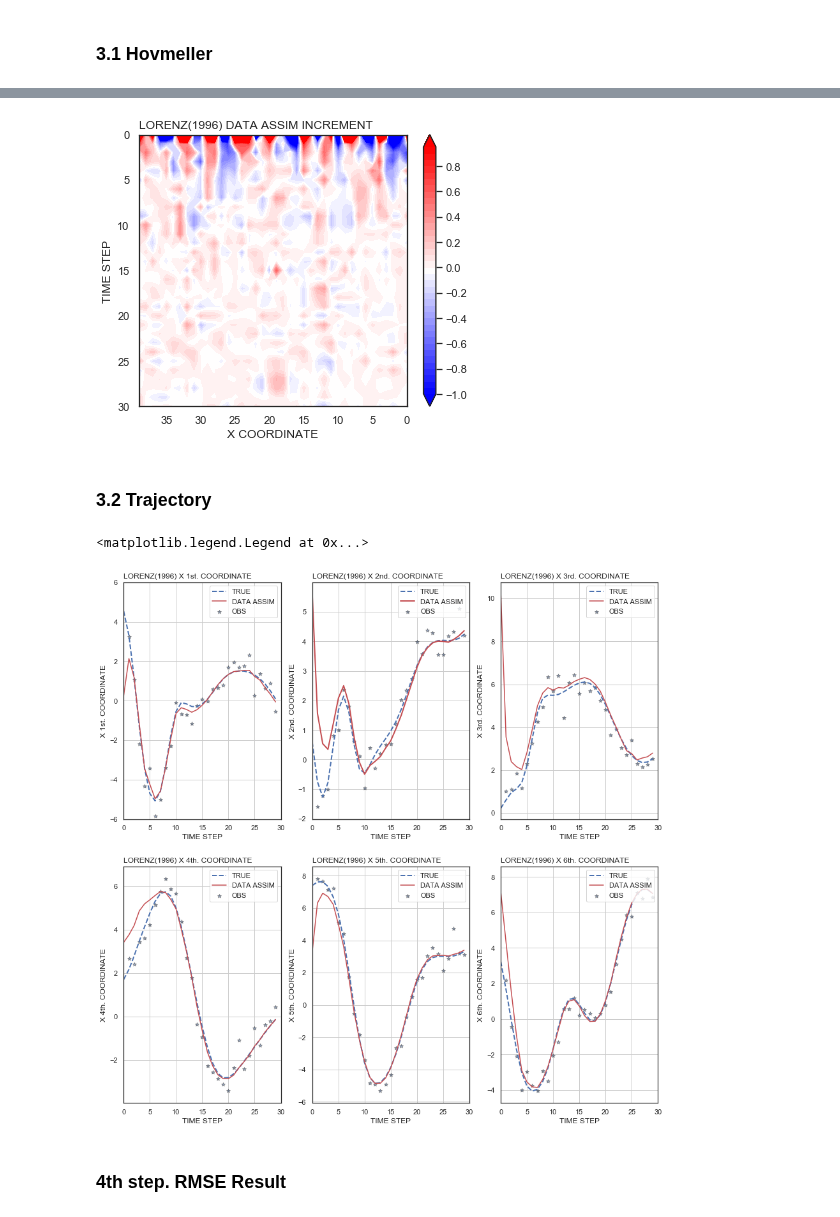
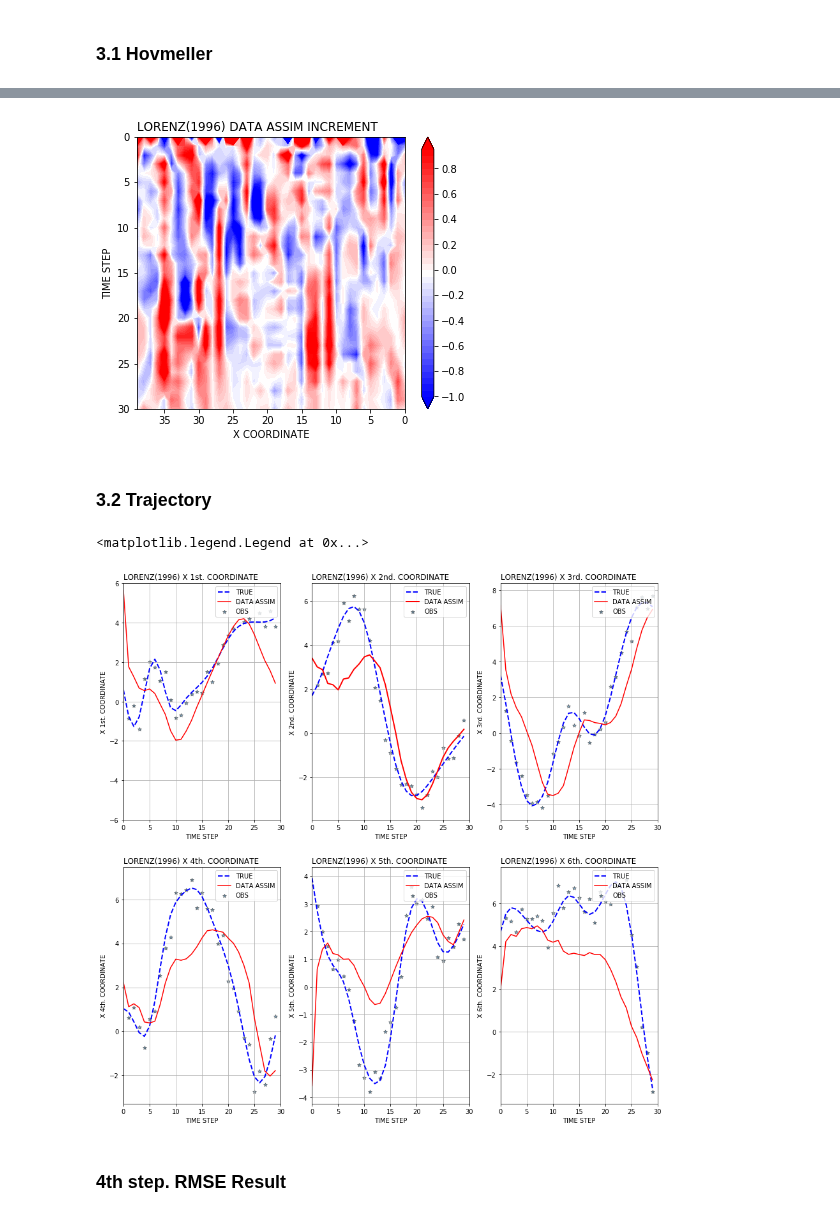
Before and after one commit to Toyo-Daichi/DA_basic, a Jupyter notebook: exp_view.ipynb, the cells around one changed output, grey strips where cells are left out. Saved outputs shown, nothing was run; the diff lists cells and outputs as text; code cells hidden in the pictures.

```diff
--- a/exp_view.ipynb
+++ b/exp_view.ipynb
@@ -177,8 +177,8 @@ rmse_ax.legend(loc='upper right')
 ### 1 step. Prepare Data SET
 # %%
 # (1) dimension
-obs_xintv = 5
-obs_tintv = 5
+obs_xintv = 2
+obs_tintv = 1
 day_tintv = 4
 init_step = 1
 nx = 40
@@ -302,7 +300,7 @@ inc_hov.set_ylim(time_length,0)
 inc_hov.set_xlim(nx-1,0)
 cbar = plt.colorbar(_cbar)
 # %% [output]
-[figure, old version]
+[figure, new version]
 # %% [markdown]
 ### 3.2 Trajectory
 # %%
@@ -318,8 +316,8 @@ first.set_ylabel('X 1st. COORDINATE')
 first.set_xlim(0, time_length)
 first.set_ylim(-6, 6)
 first.set_title('LORENZ(1996) X 1st. COORDINATE', loc='left')
-first.plot(x_coord, true_score[0:time_length, 0], lw=2.0, ls="--", color='b', label='TRUE')
-first.plot(x_coord, kf_anl_score[0:time_length, 0], ls="-", color='r', label='DATA ASSIM')
+first.plot(x_coord, true_score[0:time_length, 1], lw=2.0, ls="--", color='b', label='TRUE')
+first.plot(x_coord, kf_anl_score[0:time_length, 1], ls="-", color='r', label='DATA ASSIM')
 first.scatter(obs_x_coord, obs_score[0:time_length-1, 0], marker='*',  s=35, alpha=0.5, edgecolor='k', label='OBS')
 first.grid()
 first.legend(loc='upper right')
@@ -331,8 +329,8 @@ sec.set_ylabel('X 2nd. COORDINATE')
 sec.set_xlim(0, time_length)
 #sec.set_ylim(-6, 6)
 sec.set_title('LORENZ(1996) X 2nd. COORDINATE', loc='left')
-sec.plot(x_coord, true_score[0:time_length, 1], lw=2.0, ls="--", color='b', label='TRUE')
-sec.plot(x_coord, kf_anl_score[0:time_length, 1], lw=2.0, ls="-", color='r', label='DATA ASSIM')
+sec.plot(x_coord, true_score[0:time_length, 3], lw=2.0, ls="--", color='b', label='TRUE')
+sec.plot(x_coord, kf_anl_score[0:time_length, 3], lw=2.0, ls="-", color='r', label='DATA ASSIM')
 sec.scatter(obs_x_coord, obs_score[0:time_length-1, 1], marker='*',  s=35, alpha=0.5, edgecolor='k', label='OBS')
 sec.grid()
 sec.legend(loc='upper right')
@@ -344,8 +342,8 @@ third.set_ylabel('X 3rd. COORDINATE')
 third.set_xlim(0, time_length)
 #third.set_ylim(-6, 6)
 third.set_title('LORENZ(1996) X 3rd. COORDINATE', loc='left')
-third.plot(x_coord, true_score[0:time_length, 2], lw=2.0, ls="--", color='b', label='TRUE')
-third.plot(x_coord, kf_anl_score[0:time_length, 2], ls="-", color='r', label='DATA ASSIM')
+third.plot(x_coord, true_score[0:time_length, 5], lw=2.0, ls="--", color='b', label='TRUE')
+third.plot(x_coord, kf_anl_score[0:time_length, 5], ls="-", color='r', label='DATA ASSIM')
 third.scatter(obs_x_coord, obs_score[0:time_length-1, 2], marker='*',  s=35, alpha=0.5, edgecolor='k', label='OBS')
 third.grid()
 third.legend(loc='upper right')
@@ -357,40 +355,40 @@ first.set_ylabel('X 4th. COORDINATE')
 first.set_xlim(0, time_length)
 #first.set_ylim(-6, 6)
 first.set_title('LORENZ(1996) X 4th. COORDINATE', loc='left')
-first.plot(x_coord, true_score[0:time_length, 3], lw=2.0, ls="--", color='b', label='TRUE')
-first.plot(x_coord, kf_anl_score[0:time_length, 3], ls="-", color='r', label='DATA ASSIM')
+first.plot(x_coord, true_score[0:time_length, 7], lw=2.0, ls="--", color='b', label='TRUE')
+first.plot(x_coord, kf_anl_score[0:time_length, 7], ls="-", color='r', label='DATA ASSIM')
 first.scatter(obs_x_coord, obs_score[0:time_length-1, 3], marker='*',  s=35, alpha=0.5, edgecolor='k', label='OBS')
 first.grid()
 first.legend(loc='upper right')
 
 # ax[1,1] = X 5th. COORDINATE
 sec= ax[1,1]
 sec.set_xlabel('TIME STEP')
 sec.set_ylabel('X 5th. COORDINATE')
 sec.set_xlim(0, time_length)
 #sec.set_ylim(-6, 6)
 sec.set_title('LORENZ(1996) X 5th. COORDINATE', loc='left')
-sec.plot(x_coord, true_score[0:time_length, 4], lw=2.0, ls="--", color='b', label='TRUE')
-sec.plot(x_coord, kf_anl_score[0:time_length, 4], ls="-", color='r', label='DATA ASSIM')
+sec.plot(x_coord, true_score[0:time_length, 9], lw=2.0, ls="--", color='b', label='TRUE')
+sec.plot(x_coord, kf_anl_score[0:time_length, 9], ls="-", color='r', label='DATA ASSIM')
 sec.scatter(obs_x_coord, obs_score[0:time_length-1, 4], marker='*',  s=35, alpha=0.5, edgecolor='k', label='OBS')
 sec.grid()
 sec.legend(loc='upper right')
 
 # ax[1,2] = X 6th. COORDINATE
 third= ax[1, 2]
 third.set_xlabel('TIME STEP')
 third.set_ylabel('X 6th. COORDINATE')
 third.set_xlim(0, time_length)
 #third.set_ylim(-6, 6)
 third.set_title('LORENZ(1996) X 6th. COORDINATE', loc='left')
-third.plot(x_coord, true_score[0:time_length, 5], lw=2.0, ls="--", color='b', label='TRUE')
-third.plot(x_coord, kf_anl_score[0:time_length, 5], ls="-", color='r', label='DATA ASSIM')
+third.plot(x_coord, true_score[0:time_length, 11], lw=2.0, ls="--", color='b', label='TRUE')
+third.plot(x_coord, kf_anl_score[0:time_length, 11], ls="-", color='r', label='DATA ASSIM')
 third.scatter(obs_x_coord, obs_score[0:time_length-1, 5], marker='*',  s=35, alpha=0.5, edgecolor='k', label='OBS')
 third.grid()
 third.legend(loc='upper right')
 # %% [output]
 <matplotlib.legend.Legend at 0x...>
-[figure, old version]
+[figure, new version]
 # %% [markdown]
 ### 4th step. RMSE Result
 # %%
```
Also changed, not shown: parts of 3 cells of this notebook, 3 other files.
